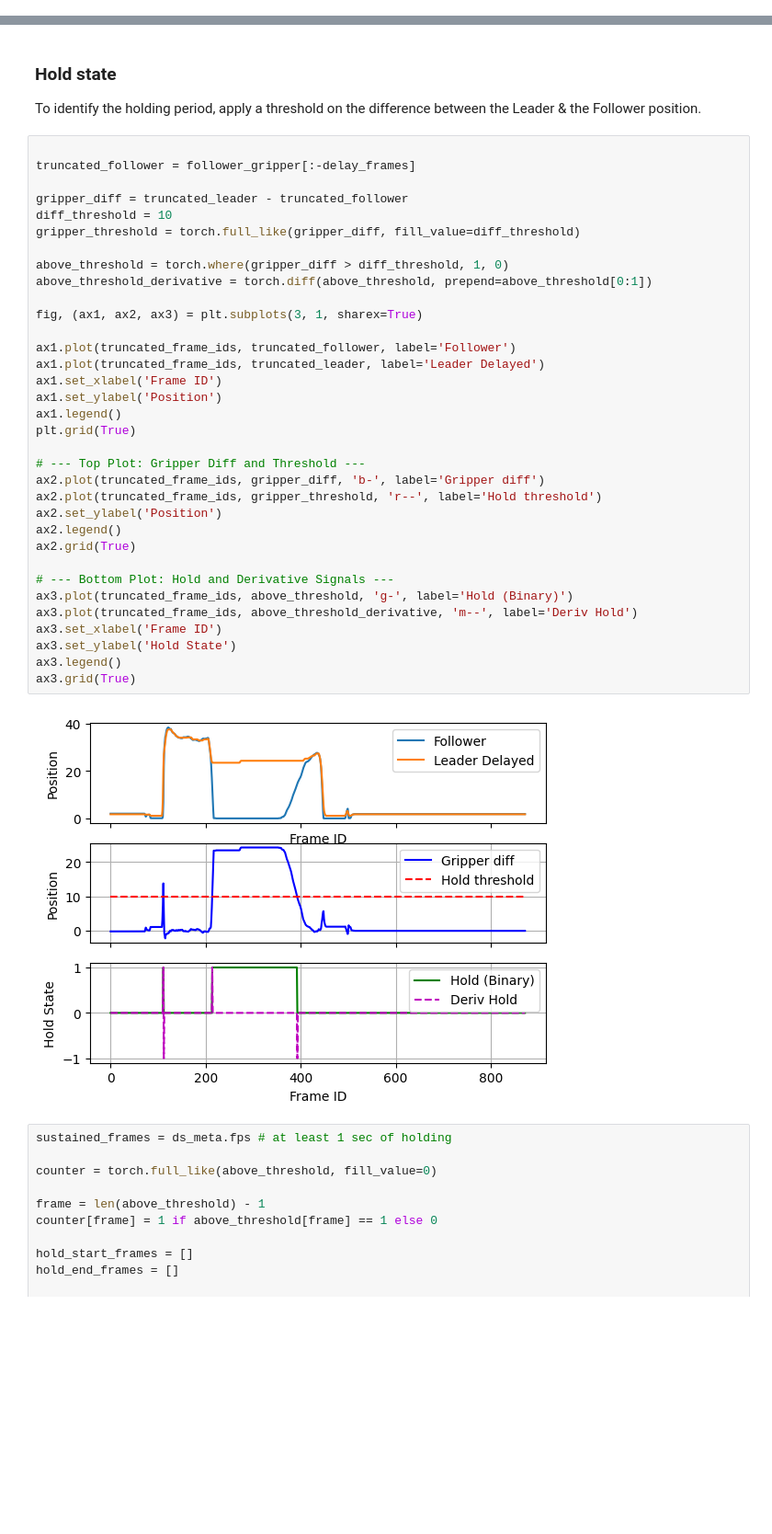
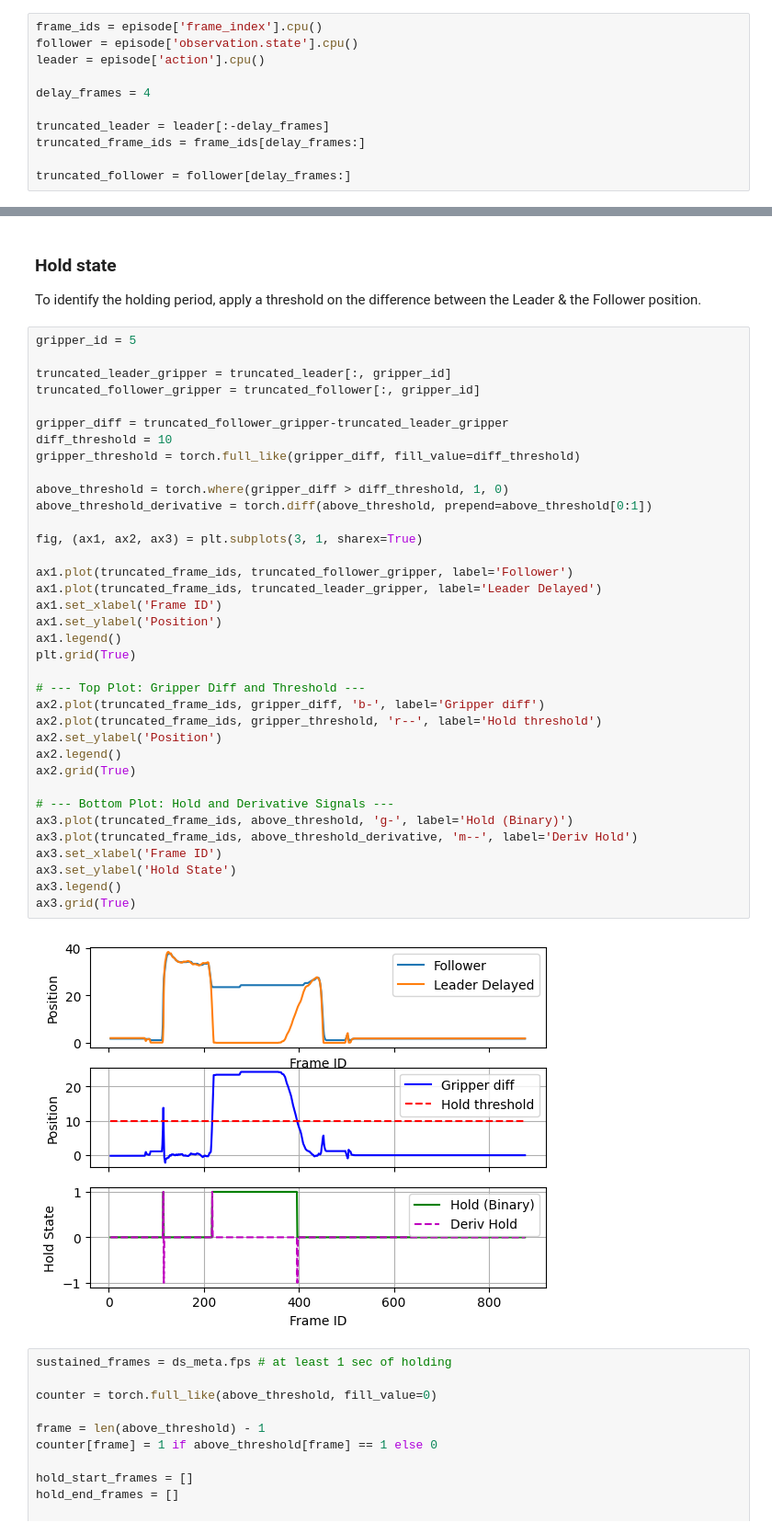
Before and after one commit to alexis779/slobot, a Jupyter notebook: notebooks/so100_ball_cup2.ipynb, the cells around one changed output, grey strips where cells are left out. Shown at 92% size. Cells and saved outputs as stored; diff of their text form; blank space fills up the shorter version.

Commit message:
EDA with Follower position control by Leader position

```diff
--- a/notebooks/so100_ball_cup2.ipynb
+++ b/notebooks/so100_ball_cup2.ipynb
@@ -128,0 +108,11 @@ plt.grid(True)
+# %%
+frame_ids = episode['frame_index'].cpu()
+follower = episode['observation.state'].cpu()
+leader = episode['action'].cpu()
+
+delay_frames = 4
+
+truncated_leader = leader[:-delay_frames]
+truncated_frame_ids = frame_ids[delay_frames:]
+
+truncated_follower = follower[delay_frames:]
@@ -160,41 +188,43 @@ The Leader is closed again until the end, like in the beginning.
 
 To identify the holding period, apply a threshold on the difference between the Leader & the Follower position.
 # %%
+gripper_id = 5
 
-truncated_follower = follower_gripper[:-delay_frames]
+truncated_leader_gripper = truncated_leader[:, gripper_id]
+truncated_follower_gripper = truncated_follower[:, gripper_id]
 
-gripper_diff = truncated_leader - truncated_follower
+gripper_diff = truncated_follower_gripper-truncated_leader_gripper
 diff_threshold = 10
 gripper_threshold = torch.full_like(gripper_diff, fill_value=diff_threshold)
 
 above_threshold = torch.where(gripper_diff > diff_threshold, 1, 0)
 above_threshold_derivative = torch.diff(above_threshold, prepend=above_threshold[0:1])
 
 fig, (ax1, ax2, ax3) = plt.subplots(3, 1, sharex=True)
 
-ax1.plot(truncated_frame_ids, truncated_follower, label='Follower')
-ax1.plot(truncated_frame_ids, truncated_leader, label='Leader Delayed')
+ax1.plot(truncated_frame_ids, truncated_follower_gripper, label='Follower')
+ax1.plot(truncated_frame_ids, truncated_leader_gripper, label='Leader Delayed')
 ax1.set_xlabel('Frame ID')
 ax1.set_ylabel('Position')
 ax1.legend()
 plt.grid(True)
 
 # --- Top Plot: Gripper Diff and Threshold ---
 ax2.plot(truncated_frame_ids, gripper_diff, 'b-', label='Gripper diff')
 ax2.plot(truncated_frame_ids, gripper_threshold, 'r--', label='Hold threshold')
 ax2.set_ylabel('Position')
 ax2.legend()
 ax2.grid(True)
 
 # --- Bottom Plot: Hold and Derivative Signals ---
 ax3.plot(truncated_frame_ids, above_threshold, 'g-', label='Hold (Binary)')
 ax3.plot(truncated_frame_ids, above_threshold_derivative, 'm--', label='Deriv Hold')
 ax3.set_xlabel('Frame ID')
 ax3.set_ylabel('Hold State')
 ax3.legend()
 ax3.grid(True)
 # %% [output]
-[figure, old version]
+[figure, new version]
 # %%
 sustained_frames = ds_meta.fps # at least 1 sec of holding
 
```
Also changed, not shown: parts of 13 cells of this notebook, 2 other files.
